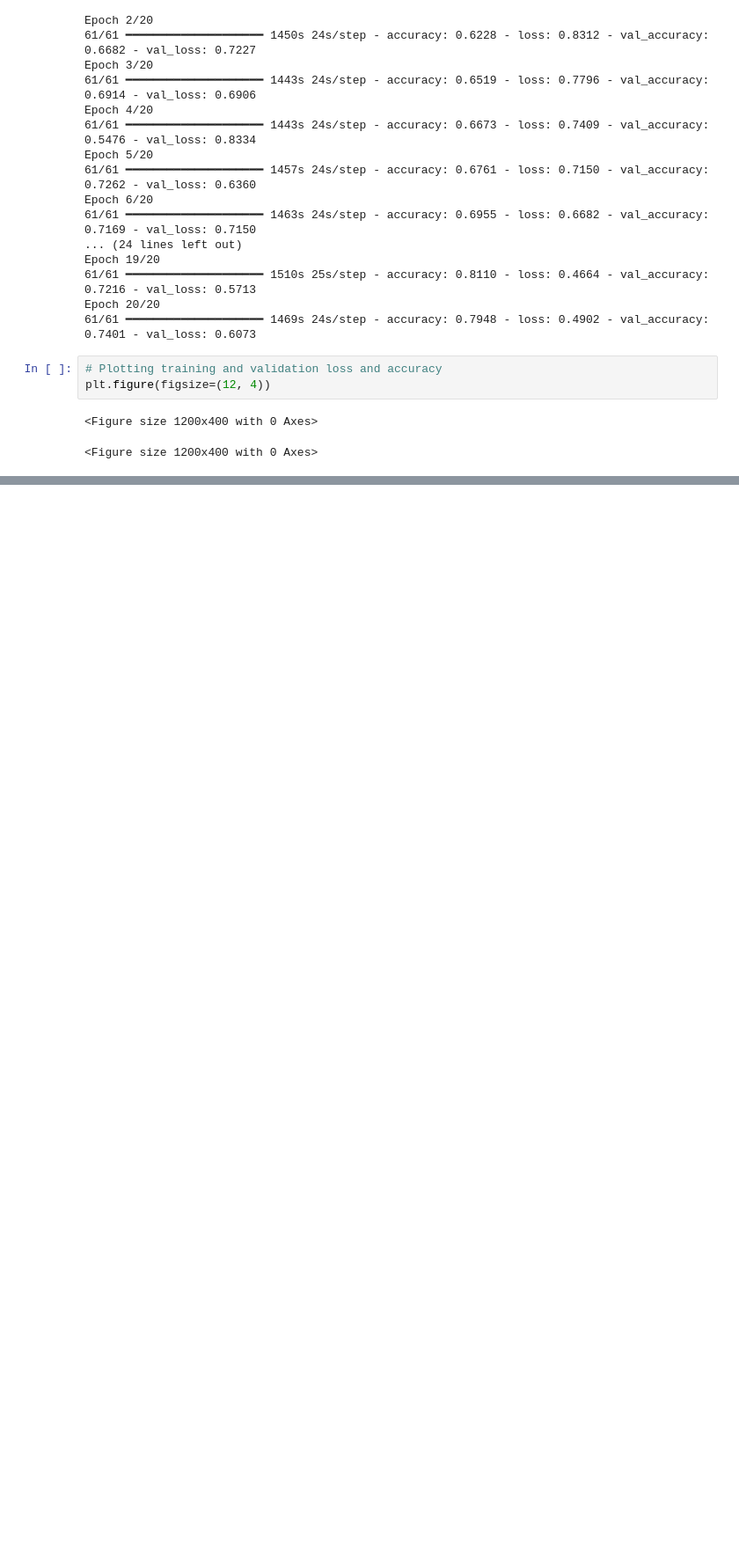
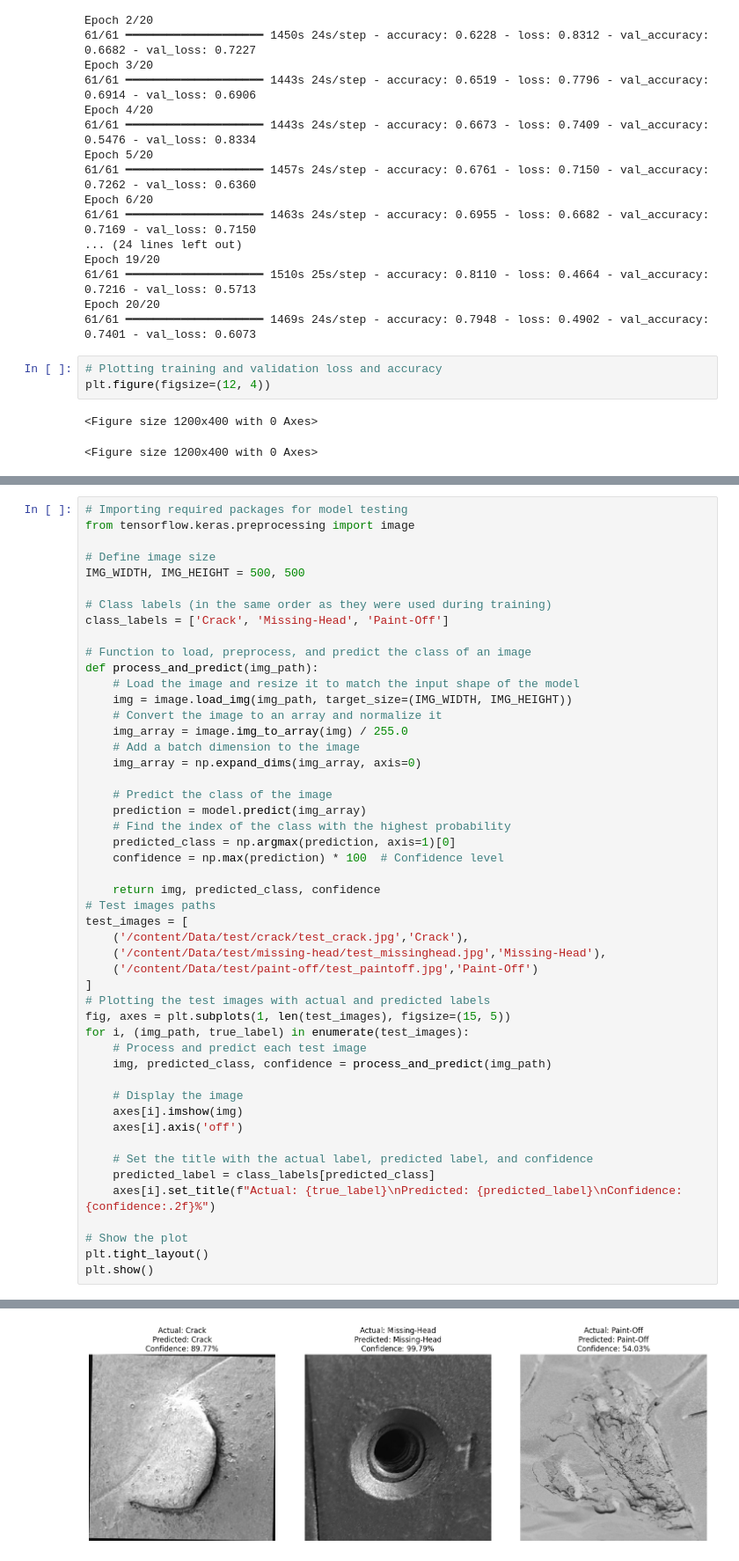
Before and after one commit to areebaxijaz/AER850-Project-2, a Jupyter notebook: AER850Project2Part1_4.ipynb, the cells around one changed output, grey strips where cells are left out. Shown at 88% size. Drawn from its saved outputs; the diff is of its cells as text; blank space fills up the shorter version.

```diff
--- a/AER850Project2Part1_4.ipynb
+++ b/AER850Project2Part1_4.ipynb
@@ -174,0 +175,50 @@ Drive already mounted at /content/drive; to attempt to forcibly remount, call dr
+# %%
+# Importing required packages for model testing
+from tensorflow.keras.preprocessing import image
+
+# Define image size
+IMG_WIDTH, IMG_HEIGHT = 500, 500
+
+# Class labels (in the same order as they were used during training)
+class_labels = ['Crack', 'Missing-Head', 'Paint-Off']
+
+# Function to load, preprocess, and predict the class of an image
+def process_and_predict(img_path):
+    # Load the image and resize it to match the input shape of the model
+    img = image.load_img(img_path, target_size=(IMG_WIDTH, IMG_HEIGHT))
+    # Convert the image to an array and normalize it
+    img_array = image.img_to_array(img) / 255.0
+    # Add a batch dimension to the image
+    img_array = np.expand_dims(img_array, axis=0)
+
+    # Predict the class of the image
+    prediction = model.predict(img_array)
+    # Find the index of the class with the highest probability
+    predicted_class = np.argmax(prediction, axis=1)[0]
+    confidence = np.max(prediction) * 100  # Confidence level
+
+    return img, predicted_class, confidence
+# Test images paths
+test_images = [
+    ('/content/Data/test/crack/test_crack.jpg','Crack'),
+    ('/content/Data/test/missing-head/test_missinghead.jpg','Missing-Head'),
+    ('/content/Data/test/paint-off/test_paintoff.jpg','Paint-Off')
+]
+# Plotting the test images with actual and predicted labels
+fig, axes = plt.subplots(1, len(test_images), figsize=(15, 5))
+for i, (img_path, true_label) in enumerate(test_images):
+    # Process and predict each test image
+    img, predicted_class, confidence = process_and_predict(img_path)
+
+    # Display the image
+    axes[i].imshow(img)
+    axes[i].axis('off')
+
+    # Set the title with the actual label, predicted label, and confidence
+    predicted_label = class_labels[predicted_class]
+    axes[i].set_title(f"Actual: {true_label}\nPredicted: {predicted_label}\nConfidence: {confidence:.2f}%")
+
+# Show the plot
+plt.tight_layout()
+plt.show()
+# %% [output]
@@ -174,0 +228 @@ Drive already mounted at /content/drive; to attempt to forcibly remount, call dr
+[figure, added]
```
Also changed, not shown: parts of 4 cells of this notebook.
